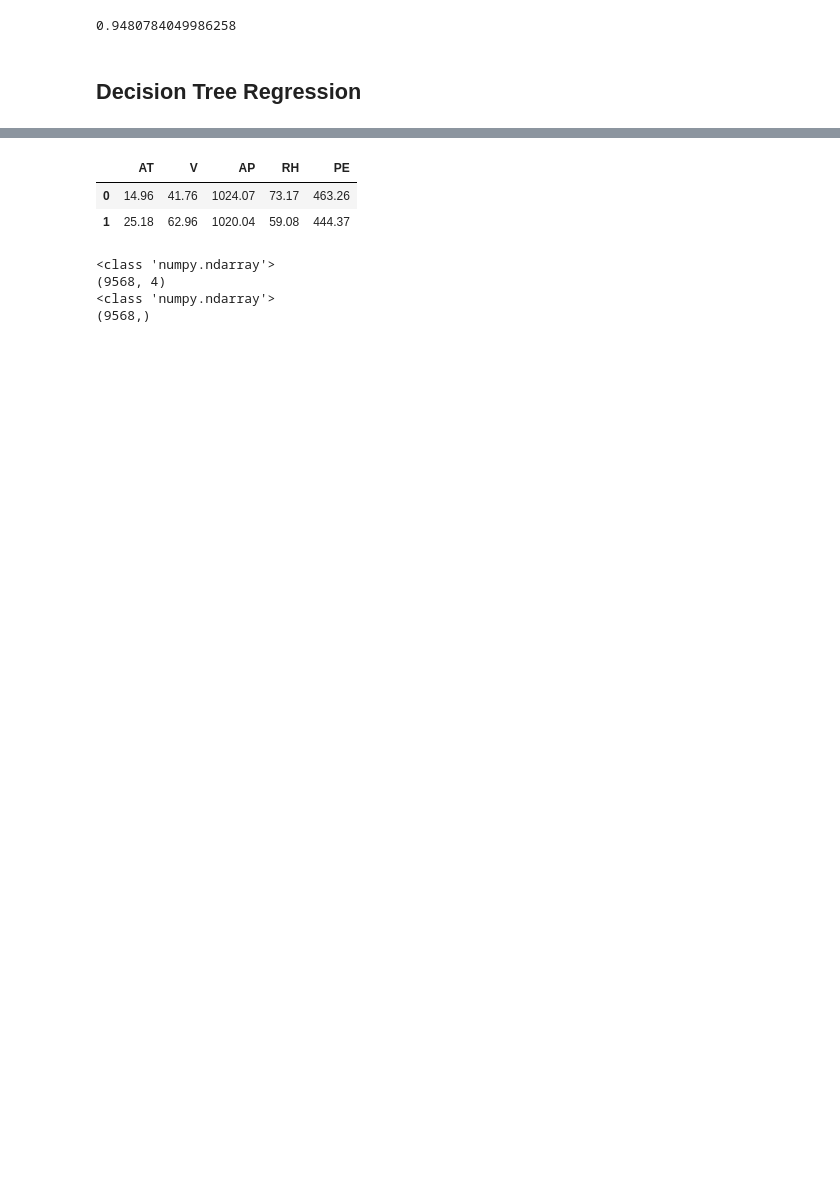
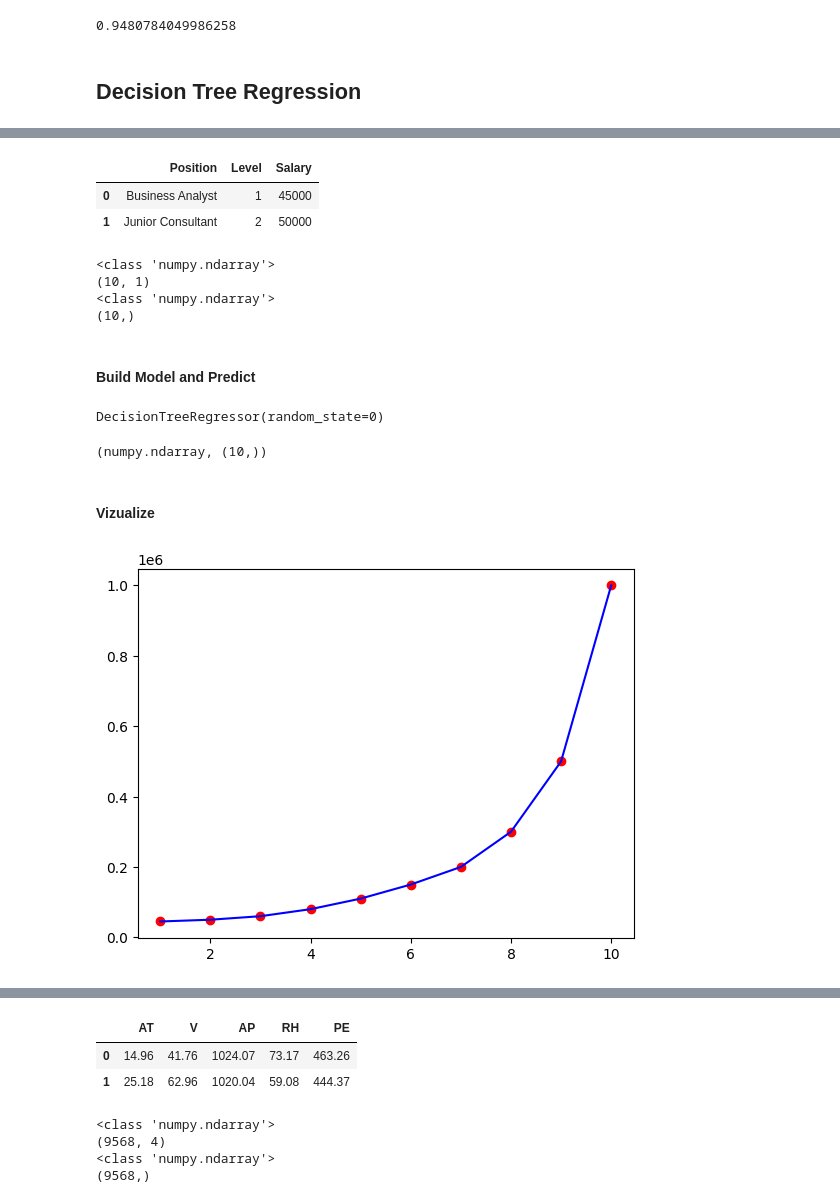
Before and after one commit to paulang1807/learn-ml, a Jupyter notebook: ScikitLearn-RegressionBasics.ipynb, the cells around one changed output, grey strips where cells are left out. Cells and saved outputs as stored; diff of their text form; code cells hidden in the pictures; blank space fills up the shorter version.

```diff
--- a/ScikitLearn-RegressionBasics.ipynb
+++ b/ScikitLearn-RegressionBasics.ipynb
@@ -839,0 +928,46 @@ r2_score(y_test, y_pred)
+# %%
+dataset = pd.read_csv('data/Polynomial_Reg_data.csv')
+dataset.head(2)
+# %% [output]
+|  | Position | Level | Salary |
+| 0 | Business Analyst | 1 | 45000 |
+| 1 | Junior Consultant | 2 | 50000 |
+# %%
+X = dataset.iloc[:, 1:-1].values   # Get all Rows and All but last column - independent variables
+# For this dataset the second column represents the numerical version of the first column
+# so we dont need to pull in the first column
+y = dataset.iloc[:, -1].values    # Get all Rows and last column - dependent variable
+# print("X Values: ", X)
+print(type(X))
+print(X.shape)
+# print("y Values: ", y)
+print(type(y))
+print(y.shape)
+# %% [output]
+<class 'numpy.ndarray'>
+(10, 1)
+<class 'numpy.ndarray'>
+(10,)
+# %% [markdown]
+#### Build Model and Predict
+# %%
+from sklearn.tree import DecisionTreeRegressor
+r_dt = DecisionTreeRegressor(random_state = 0)
+r_dt.fit(X,y)
+# %% [output]
+DecisionTreeRegressor(random_state=0)
+# %%
+# Predict
+y_pred = r_dt.predict(X)
+type(y_pred), y_pred.shape
+# %% [output]
+(numpy.ndarray, (10,))
+# %% [markdown]
+#### Vizualize
+# %%
+# Plot input points
+plt.scatter(X, y, color = 'red')
+plt.plot(X, y_pred, color = 'blue')
+plt.show()
+# %% [output]
+[figure, added]
```
Also changed, not shown: parts of 65 cells of this notebook, 11 other files.
